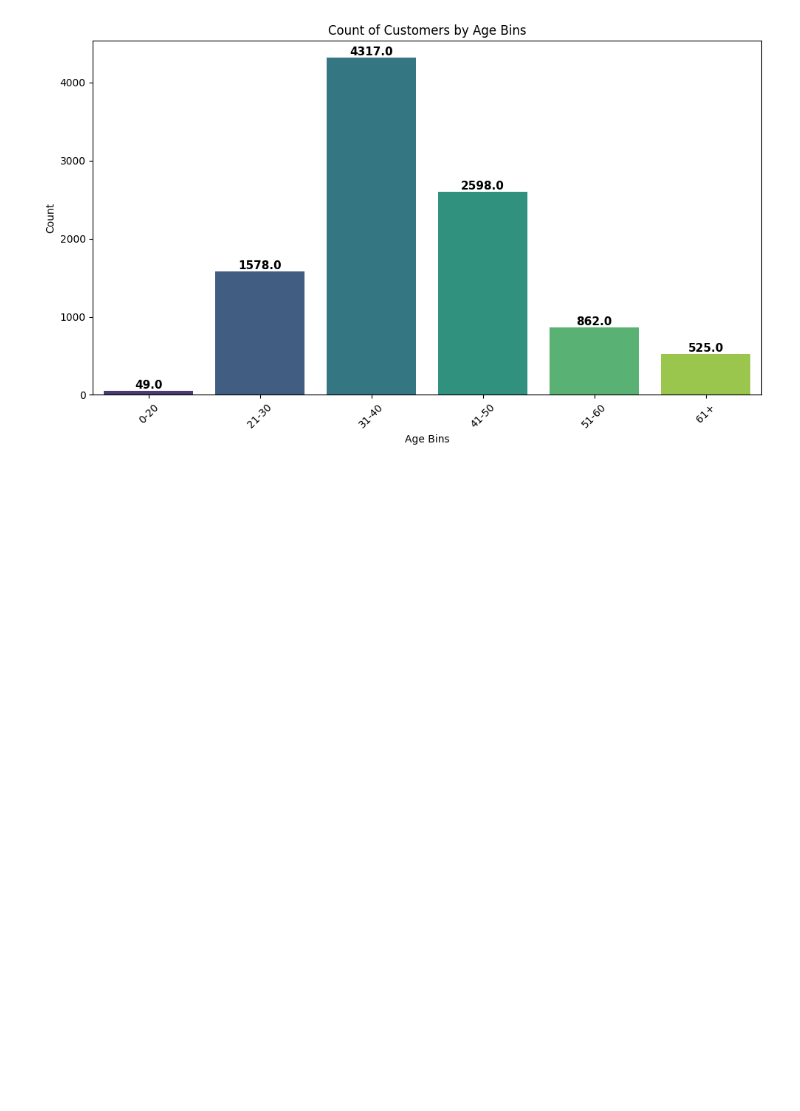
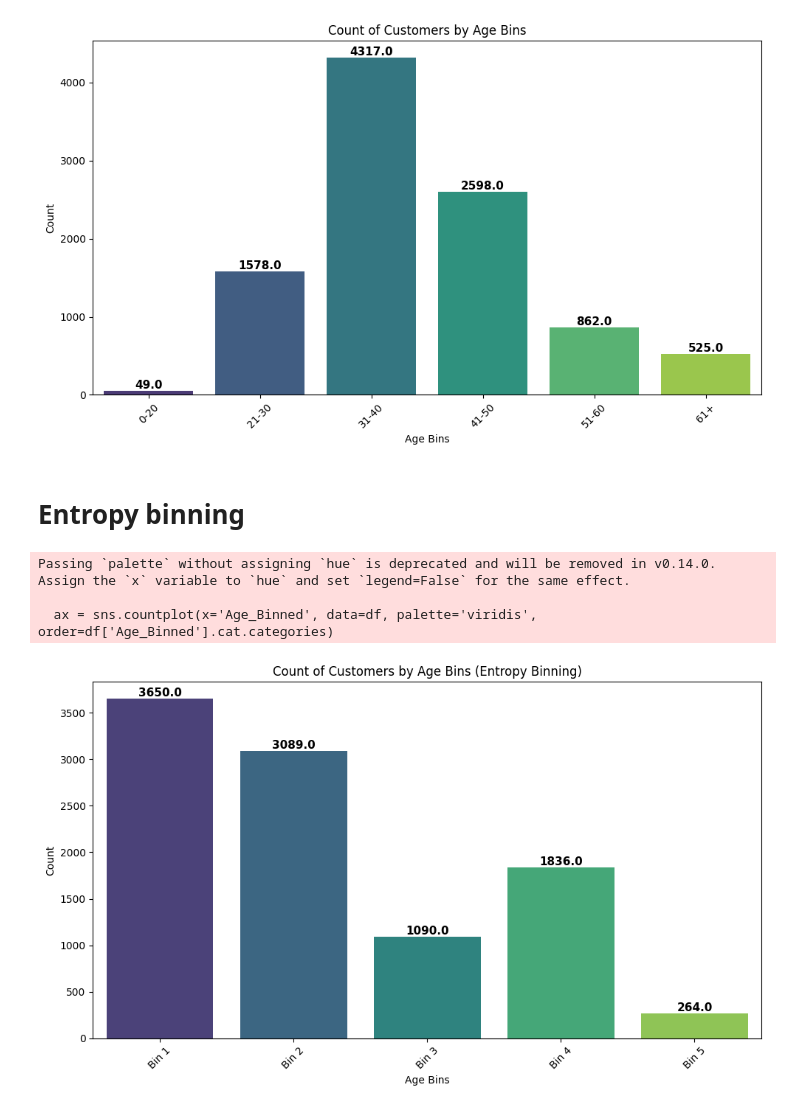
Before and after one commit to Shakhoyat/eda-learning-journey, a Jupyter notebook: EDA by satyajit/Feature Binning_/notebook.ipynb, the cells around one changed output. Saved outputs shown, nothing was run; the diff lists cells and outputs as text; code cells hidden in the pictures; blank space fills up the shorter version.

```diff
--- a/EDA by satyajit/Feature Binning_/notebook.ipynb
+++ b/EDA by satyajit/Feature Binning_/notebook.ipynb
@@ -92,3 +94,48 @@ Passing `palette` without assigning `hue` is deprecated and will be removed in v
 
   ax = sns.countplot(x='Age_Binned', data=df, palette='viridis', order=labels)
 [figure]
+# %% [markdown]
+# Entropy binning
+# %%
+# Entropy binning
+from sklearn.tree import DecisionTreeClassifier
+def entropy_binning(df, feature, target, max_bins=5):
+    # Create a Decision Tree Classifier
+    tree = DecisionTreeClassifier(max_leaf_nodes=max_bins, criterion='entropy')
+
+    # Fit the model
+    tree.fit(df[[feature]], df[target])
+
+    # Get the bin edges
+    bin_edges = np.sort(tree.tree_.threshold[tree.tree_.threshold != -2])
+
+    # Create labels for the bins
+    labels = [f'Bin {i+1}' for i in range(len(bin_edges) + 1)]
+
+    # Create bins using pd.cut
+    df[f'{feature}_Binned'] = pd.cut(df[feature], bins=np.concatenate(([df[feature].min()], bin_edges, [df[feature].max()])), labels=labels, include_lowest=True)
+
+    return df
+
+# Apply entropy binning to the 'Age' feature
+df = entropy_binning(df, 'Age', 'Exited')
+df.head()
+# making bar charts for binned data
+plt.figure(figsize=(10, 6))
+ax = sns.countplot(x='Age_Binned', data=df, palette='viridis', order=df['Age_Binned'].cat.categories)
+# add labels to the bars
+for p in ax.patches:
+    height = p.get_height()
+    ax.annotate(f'{height}', (p.get_x() + p.get_width() / 2., height),
+                ha='center', va='bottom', fontsize=11, fontweight='bold')
+plt.title('Count of Customers by Age Bins (Entropy Binning)')
+plt.xlabel('Age Bins')
+plt.ylabel('Count')
+plt.xticks(rotation=45)
+plt.tight_layout()
+plt.show()
+# %% [output]
+Passing `palette` without assigning `hue` is deprecated and will be removed in v0.14.0. Assign the `x` variable to `hue` and set `legend=False` for the same effect.
+
+  ax = sns.countplot(x='Age_Binned', data=df, palette='viridis', order=df['Age_Binned'].cat.categories)
+[figure, added]
```
Also changed, not shown: parts of 6 cells of this notebook.
